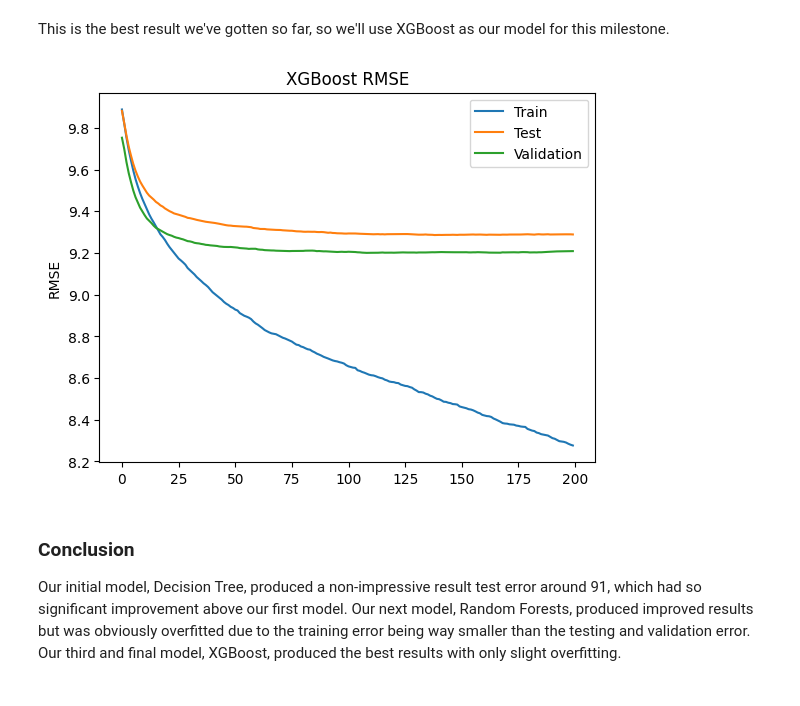
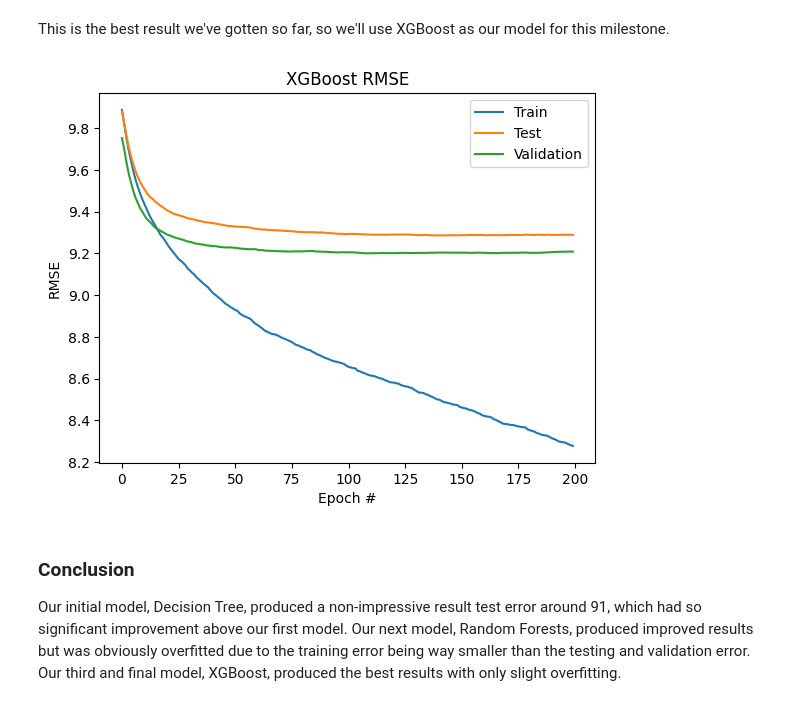
Before and after one commit to BrianMorse12604/151AGroupProject, a Jupyter notebook: trees.ipynb, the cells around one changed output. Saved outputs shown, nothing was run; the diff lists cells and outputs as text; code cells hidden in the pictures.

```diff
--- a/trees.ipynb
+++ b/trees.ipynb
@@ -218,21 +230,22 @@ This is the best result we've gotten so far, so we'll use XGBoost as our model f
 # %%
 # Extracting the evaluation results for plotting
 results = xgbmodel.evals_result()
 epochs = len(results['validation_0']['rmse'])
 x_axis = range(0, epochs)
 
 # Plotting
 fig, ax = plt.subplots()
 ax.plot(x_axis, results['validation_0']['rmse'], label='Train')
 ax.plot(x_axis, results['validation_1']['rmse'], label='Test')
 ax.plot(x_axis, results['validation_2']['rmse'], label='Validation')
 ax.legend()
 
 plt.ylabel('RMSE')
+plt.xlabel('Epoch #')
 plt.title('XGBoost RMSE')
 plt.show()
 # %% [output]
-[figure, old version]
+[figure, new version]
 # %% [markdown]
 ### Conclusion
 
```
Also changed, not shown: parts of 1 cell of this notebook, 1 other file.
